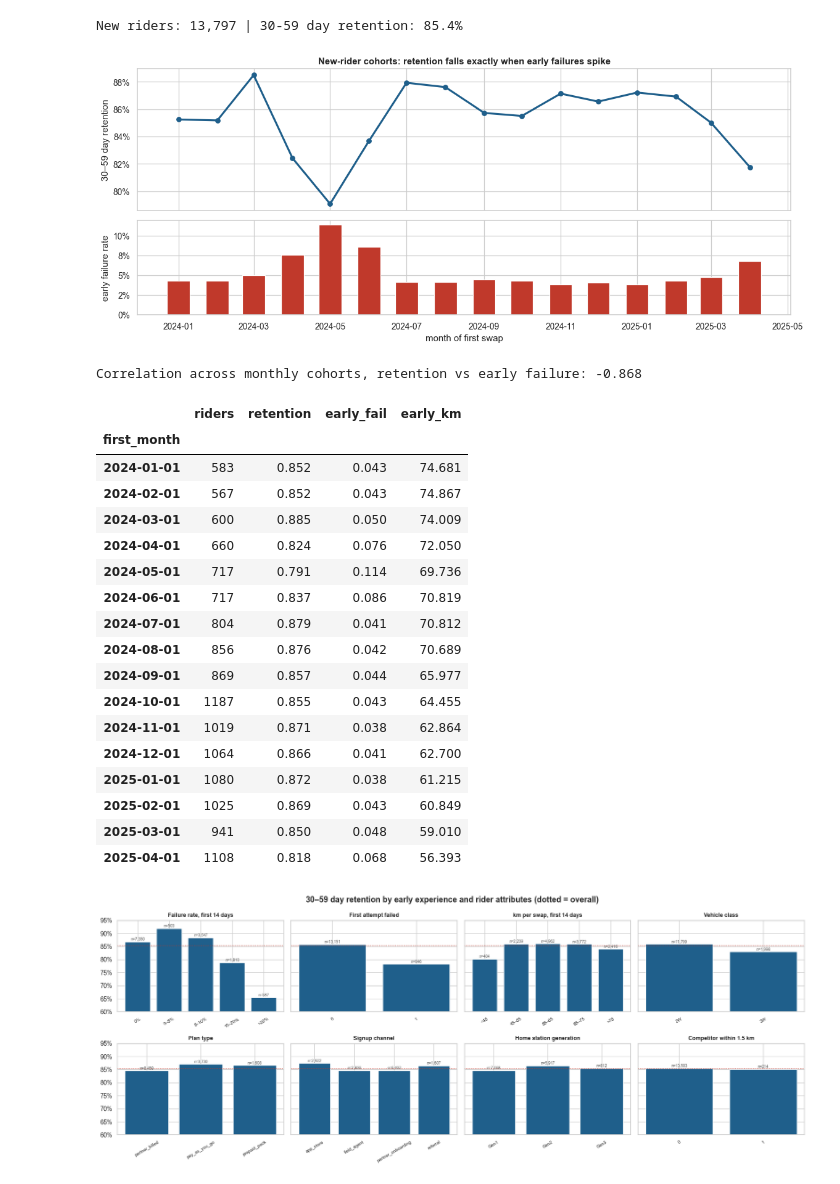
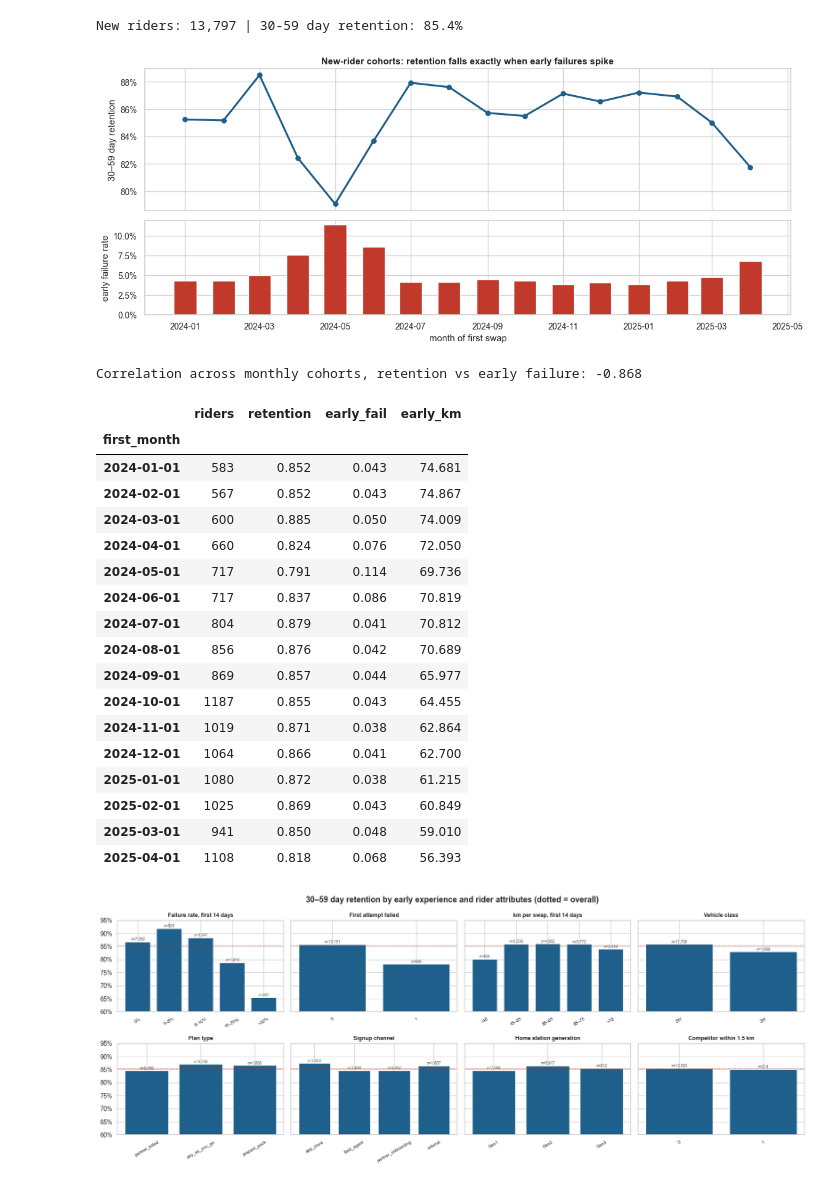
Before and after one commit to andringodson/Hackathon-DataAnalytics, a Jupyter notebook: notebooks/VoltRelay_Analysis.ipynb, the cells around one changed output. Saved outputs shown, nothing was run; the diff lists cells and outputs as text; code cells hidden in the pictures.

Commit message:
Fix cohort chart percent ticks and refresh executed notebook
Whole-percent labels on 2.5% tick steps rounded 2.5% to "2%"; one decimal
shows the true values.

```diff
--- a/notebooks/VoltRelay_Analysis.ipynb
+++ b/notebooks/VoltRelay_Analysis.ipynb
@@ -1065,17 +1065,17 @@ New riders: 13,797 | 30-59 day retention: 85.4%
 # %%
 coh = new.groupby("first_month").agg(riders=("rider_id", "size"), retention=("retained", "mean"), early_fail=("fail_rate_14d", "mean"), early_km=("km_per_swap_14d", "mean"))
 fig, (ax, ax2) = plt.subplots(2, 1, figsize=(13, 5.5), sharex=True, gridspec_kw={"height_ratios": [3, 2]})
 ax.plot(coh.index, coh.retention, color=PAL["primary"], lw=2.5, marker="o")
 pct(ax, decimals=0); ax.set_ylabel("30–59 day retention")
 ax.set_title("New-rider cohorts: retention falls exactly when early failures spike")
 ax2.bar(coh.index, coh.early_fail, width=18, color=PAL["bad"])
-pct(ax2, decimals=0); ax2.set_ylabel("early failure rate"); ax2.set_xlabel("month of first swap")
+pct(ax2, decimals=1); ax2.set_ylabel("early failure rate"); ax2.set_xlabel("month of first swap")
 fig.tight_layout()
 save(fig, "10_cohort_retention")
 print("Correlation across monthly cohorts, retention vs early failure:", round(coh.retention.corr(coh.early_fail), 3))
 coh.round(3)
 # %% [output]
-[figure, old version]
+[figure, new version]
 Correlation across monthly cohorts, retention vs early failure: -0.868
 |  | riders | retention | early_fail | early_km |
 | first_month |  |  |  |  |
```
Also changed, not shown: parts of 1 cell of this notebook, 3 other files.
